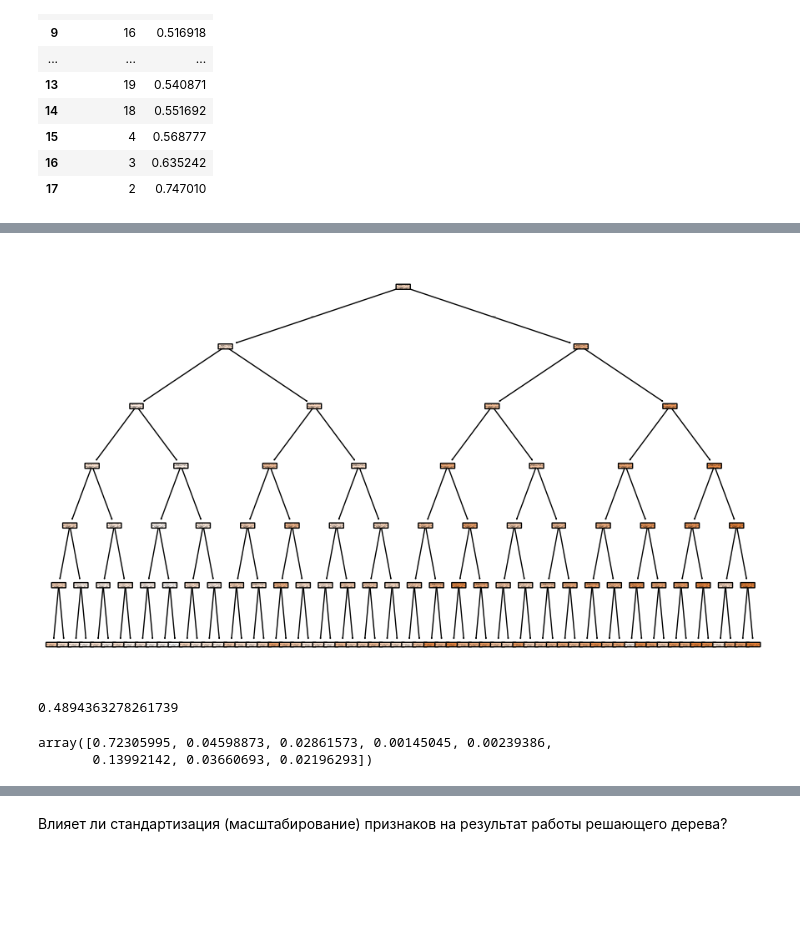
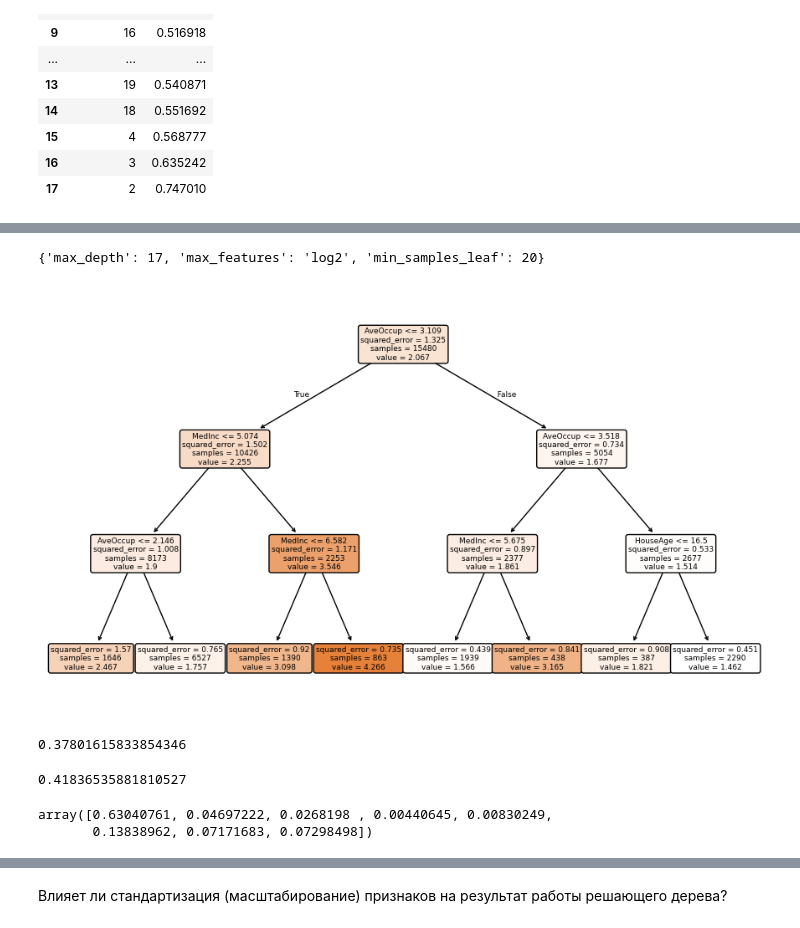
Before and after one commit to SergeyKorpachev/math-faculty-ml, a Jupyter notebook: 2026/seminars/seminar08/seminar08_trees_solution.ipynb, the cells around one changed output, grey strips where cells are left out. Saved outputs shown, nothing was run; the diff lists cells and outputs as text; code cells hidden in the pictures; blank space fills up the shorter version.

```diff
--- a/2026/seminars/seminar08/seminar08_trees_solution.ipynb
+++ b/2026/seminars/seminar08/seminar08_trees_solution.ipynb
@@ -176 +194,10 @@ Linear model accuracy: 0.97
 [figure]
+# %%
+dt = CatBoostClassifier(random_state=13, verbose=False)
+dt.fit(X_train, y_train)
+y_pred_dt = dt.predict(X_test)
+
+print(f"Catboost accuracy: {accuracy_score(y_pred_dt, y_test):.2f}")
+
+plot_decision_regions(X_test, y_test, dt)
+plt.show()
@@ -329,7 +382,7 @@ mse_array = []
 
 for min_samples_leaf in min_samples_leaf_array:
     dt = DecisionTreeRegressor(
-        max_depth=6, min_samples_leaf=min_samples_leaf, random_state=13
+        max_depth=10, min_samples_leaf=min_samples_leaf, random_state=13
     )
     dt.fit(X_train, y_train)
     mse_array.append(mean_squared_error(y_test, dt.predict(X_test)))
@@ -343,10 +419,10 @@ plt.ylabel("MSE");
 # %%
-min_samples_split_array = range(2, 20)
+min_samples_split_array = range(2, 100, 3)
 mse_array = []
 
 for min_samples_split in min_samples_split_array:
     dt = DecisionTreeRegressor(
-        max_depth=6, min_samples_split=min_samples_split, random_state=13
+        max_depth=10, min_samples_leaf=11, min_samples_split=min_samples_split, random_state=13
     )
     dt.fit(X_train, y_train)
     mse_array.append(mean_squared_error(y_test, dt.predict(X_test)))
@@ -359,0 +459,14 @@ plt.ylabel("MSE");
+# %%
+%%time
+from sklearn.model_selection import GridSearchCV
+
+gs = GridSearchCV(DecisionTreeRegressor(random_state=13),
+                  param_grid={
+                      'max_features': ['auto', 'log2', 'sqrt'],
+                      'max_depth': list(range(2, 20)) + [None],
+                      'min_samples_leaf': list(range(20, 70, 3)) + [None]
+                  },
+                  cv=5,
+                  scoring='neg_mean_squared_error')
+
+gs.fit(X_train, y_train)
@@ -360,16 +484,33 @@ plt.ylabel("MSE");
+# %%
+gs.best_params_
+# %% [output]
+{'max_depth': 17, 'max_features': 'log2', 'min_samples_leaf': 20}
 # %%
-dt = DecisionTreeRegressor(max_depth=6, random_state=13)
+# Нарисуем для max_depth=3, чтобы было удобнее смотреть на картинку
+
+dt = DecisionTreeRegressor(max_depth=3, min_samples_leaf=20, max_features='log2', random_state=13)
 dt.fit(X_train, y_train)
+
 plot_tree(dt, feature_names=california_X.columns, filled=True, rounded=True);
 # %% [output]
-[figure, old version]
+[figure, new version]
-# %%
-mean_squared_error(y_test, dt.predict(X_test))
-# %% [output]
-0.4894363278261739
+# %%
+dt_our_best = DecisionTreeRegressor(max_depth=10, min_samples_leaf=11, min_samples_split=59, random_state=13)
+dt_our_best.fit(X_train, y_train)
+
+print(mean_squared_error(y_test, dt_our_best.predict(X_test)))
+# %% [output]
+0.37801615833854346
+# %%
+dt_gs_best = DecisionTreeRegressor(max_depth=17, min_samples_leaf=20, max_features='log2', random_state=13)
+dt_gs_best.fit(X_train, y_train)
+
+print(mean_squared_error(y_test, dt_gs_best.predict(X_test)))
+# %% [output]
+0.41836535881810527
 # %%
-dt.feature_importances_
+dt_our_best.feature_importances_
 # %% [output]
-array([0.72305995, 0.04598873, 0.02861573, 0.00145045, 0.00239386,
-       0.13992142, 0.03660693, 0.02196293])
+array([0.63040761, 0.04697222, 0.0268198 , 0.00440645, 0.00830249,
+       0.13838962, 0.07171683, 0.07298498])
 # %%
```
Also changed, not shown: parts of 21 cells of this notebook, 1 other file.
